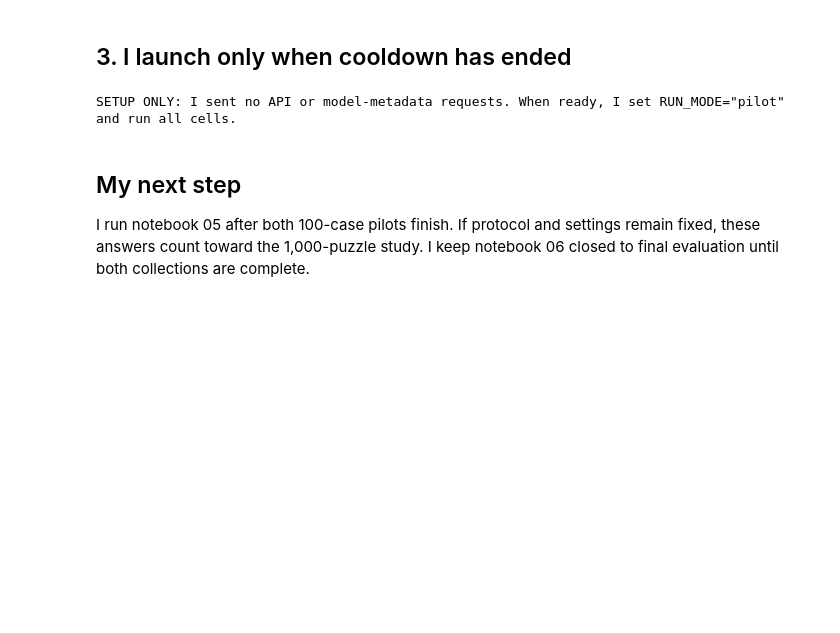
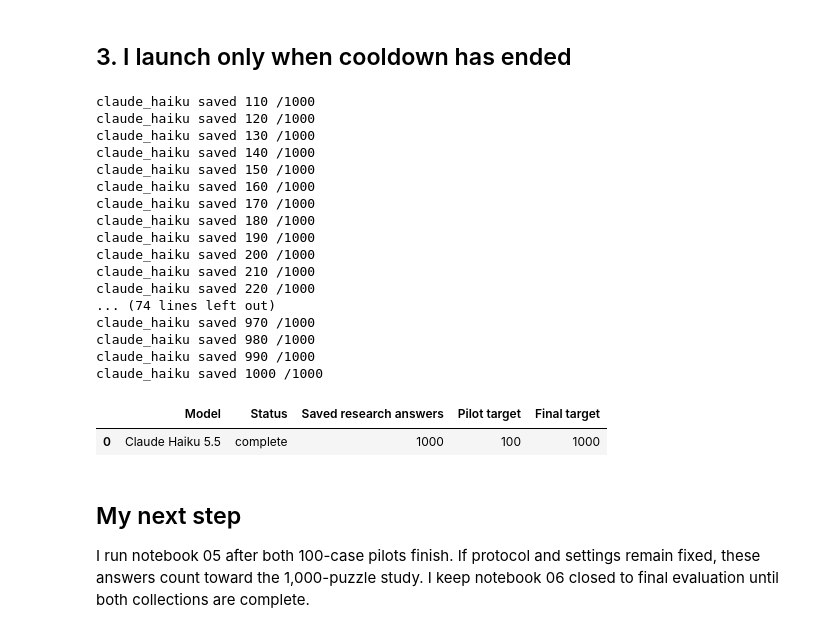
Before and after one commit to lev1denison/LLM_Chess_Comparison, a Jupyter notebook: notebooks/04_collect_answers.ipynb, the cells around one changed output. Saved outputs shown, nothing was run; the diff lists cells and outputs as text; code cells hidden in the pictures; blank space fills up the shorter version.

```diff
--- a/notebooks/04_collect_answers.ipynb
+++ b/notebooks/04_collect_answers.ipynb
@@ -217,6 +269,9 @@ def log_model(row):
 
 def usage_tokens(spec, row):
     raw = row.get('response', {})
+    if spec['provider'] == 'anthropic':
+        usage = raw.get('usage', {})
+        return sum(int(usage.get(k, 0) or 0) for k in ['input_tokens','output_tokens','cache_read_input_tokens','cache_creation_input_tokens'])
     usage = raw.get('usage', {}) if spec['provider'] == 'groq' else raw.get('usageMetadata', {})
     return int(usage.get('total_tokens', usage.get('totalTokenCount', 0)) or 0)
 
@@ -272,14 +327,17 @@ class Collector:
             self.old_logs.extend(r for r in records(path) if log_model(r) == spec['model'])
     def connect(self):
         key = (ROOT/self.spec['key_file']).read_text(encoding='utf-8-sig').strip()
-        if self.spec['provider'] == 'groq':
+        if self.spec['provider'] == 'anthropic':
+            self.session.headers.update({'x-api-key': key, 'anthropic-version': self.spec['api_version']})
+            url = self.spec['base_url']+'/models/'+self.spec['model']
+        elif self.spec['provider'] == 'groq':
             self.session.headers['Authorization'] = 'Bearer '+key; url = self.spec['base_url']+'/models'
         else:
             self.session.headers['x-goog-api-key'] = key; url = self.spec['base_url']+'/models/'+self.spec['model']
         del key
         try:
             response = self.session.get(url, timeout=30)
-            available = response.ok and (self.spec['provider'] == 'google' or self.spec['model'] in {m['id'] for m in response.json().get('data', [])})
+            available = response.ok and (self.spec['provider'] in ['google','anthropic'] or self.spec['model'] in {m['id'] for m in response.json().get('data', [])})
             save(self.folder/'access.json', {'available': bool(available), 'http_status': response.status_code})
             if available: save(self.folder/'provider_metadata.json', response.json())
             return bool(available)
@@ -334,7 +392,8 @@ class Collector:
         row = {'case_id': log['case_id'], 'puzzle_id': log['puzzle_id'], 'task': task, 'model_key': self.name,
                'trial_id': log['trial_id'], 'status': 'completed', 'failure_type': category,
                'answer': answer, 'usable_answer': bool(usable), 'success': int(category == 'success'),
-               'returned_model': raw.get('model', raw.get('modelVersion')), 'total_tokens': usage_tokens(self.spec, log)}
+               'returned_model': raw.get('model', raw.get('modelVersion')), 'total_tokens': usage_tokens(self.spec, log),
+               'scoring_version': SCORING_VERSION if task=='evaluation' else 'strict_capability'}
         append(self.outcome_path, row)
         return row
     def run_case(self, puzzle_id, board, task='evaluation', expected=None):
@@ -358,14 +417,14 @@ class Collector:
                 if reason and reason.startswith('Provider daily'): return self.defer(reason, wait, scope='daily', retry_source='provider_saved_or_header')
                 if wait > 120: return self.defer(reason, wait)
             spec = self.spec; http = None; retry_wait = None
-            url = spec['base_url']+('/chat/completions' if spec['provider'] == 'groq' else '/models/'+spec['model']+':generateContent')
+            url = spec['base_url']+('/messages' if spec['provider'] == 'anthropic' else '/chat/completions' if spec['provider'] == 'groq' else '/models/'+spec['model']+':generateContent')
             log = {'trial_id': trial, 'case_id': case_id, 'puzzle_id': puzzle_id, 'task': task,
                    'model': spec['model'], 'provider': spec['provider'], 'retry': retry,
                    'timestamp_utc': datetime.now(timezone.utc).isoformat(), 'request': body}
             try:
                 response = self.session.post(url, json=body, timeout=(15,240)); http = response.status_code
                 log['http_status'] = http
-                log['rate_limits'] = {k.lower(): v for k, v in response.headers.items() if k.lower().startswith(('x-ratelimit','retry-after'))}
+                log['rate_limits'] = {k.lower(): v for k, v in response.headers.items() if k.lower().startswith(('x-ratelimit','anthropic-ratelimit','retry-after','request-id'))}
                 if response.ok:
                     raw = response.json(); assert isinstance(raw, dict)
                     log['response'] = raw
@@ -389,7 +448,7 @@ class Collector:
                 if limit['scope']=='daily' or limit['wait']>120 or retry==4:
                     return self.defer(limit['reason'],limit['wait'],scope=limit['scope'],retry_source=limit['source'])
                 self.defer(limit['reason'],limit['wait'],scope=limit['scope'],retry_source=limit['source'])
-            elif http not in [None,200,500,502,503,504]:
+            elif http not in [None,200,500,502,503,504,529]:
                 return self.defer(f'Provider access/configuration error HTTP {http}', review=True)
             elif retry == 4: return self.defer('Repeated transport/server failure; inspect logs', review=True)
             else:
@@ -557,18 +695,36 @@ Offline checks passed: immutable answers, crash replay, advisory daily estimates
 # %%
 if RUN_MODE=='setup':
     print('SETUP ONLY: I sent no API or model-metadata requests. When ready, I set RUN_MODE="pilot" and run all cells.')
 else:
-    SECRETS=[(ROOT/s['key_file']).read_text(encoding='utf-8-sig').strip() for s in CONFIG['models'].values()]
+    SECRETS=[(ROOT/s['key_file']).read_text(encoding='utf-8-sig').strip() for k,s in CONFIG['models'].items() if k in SELECTED_MODELS]
     assert all(s and len(s.splitlines())==1 for s in SECRETS)
     summary={}
-    with ThreadPoolExecutor(max_workers=2) as pool:
-        futures={pool.submit(run_provider,name,spec):name for name,spec in CONFIG['models'].items()}
+    with ThreadPoolExecutor(max_workers=len(SELECTED_MODELS)) as pool:
+        futures={pool.submit(run_provider,name,spec):name for name,spec in CONFIG['models'].items() if name in SELECTED_MODELS}
         for future in as_completed(futures):summary[futures[future]]=future.result()
-    save(OUT/'progress.json',summary)
+    save(OUT/'claude_pilot_progress.json' if SELECTED_MODELS==['claude_haiku'] else OUT/'progress.json',summary)
     display(pd.DataFrame([{'Model':CONFIG['models'][k]['label'],'Status':v['status'],'Saved research answers':v['research_n'],'Pilot target':100,'Final target':1000} for k,v in summary.items()]))
 assert all(sha(ROOT/p)==h for p,h in protected.items())
 # %% [output]
-SETUP ONLY: I sent no API or model-metadata requests. When ready, I set RUN_MODE="pilot" and run all cells.
+claude_haiku saved 110 /1000
+claude_haiku saved 120 /1000
+claude_haiku saved 130 /1000
+claude_haiku saved 140 /1000
+claude_haiku saved 150 /1000
+claude_haiku saved 160 /1000
+claude_haiku saved 170 /1000
+claude_haiku saved 180 /1000
+claude_haiku saved 190 /1000
+claude_haiku saved 200 /1000
+claude_haiku saved 210 /1000
+claude_haiku saved 220 /1000
+... (74 lines left out)
+claude_haiku saved 970 /1000
+claude_haiku saved 980 /1000
+claude_haiku saved 990 /1000
+claude_haiku saved 1000 /1000
+|  | Model | Status | Saved research answers | Pilot target | Final target |
+| 0 | Claude Haiku 5.5 | complete | 1000 | 100 | 1000 |
 # %% [markdown]
 ## My next step
 
```
Also changed, not shown: parts of 8 cells of this notebook, 15 other files.
